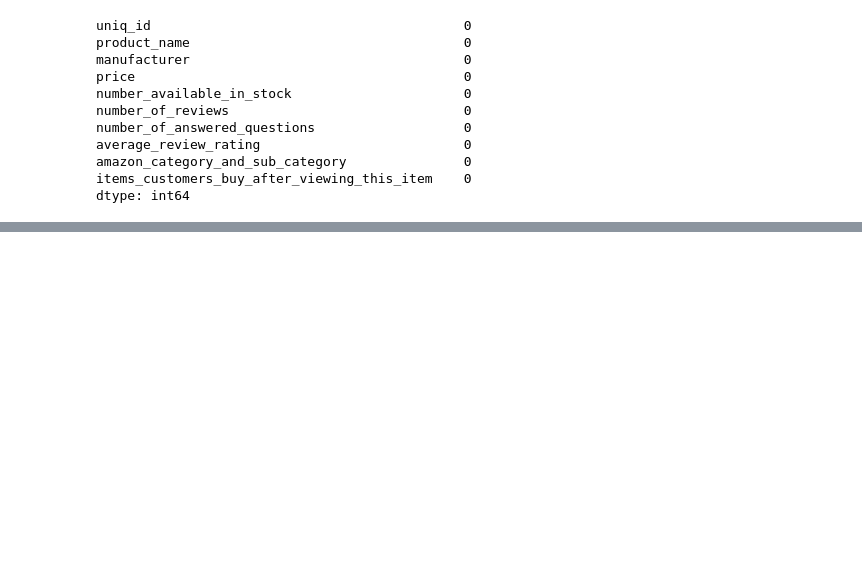
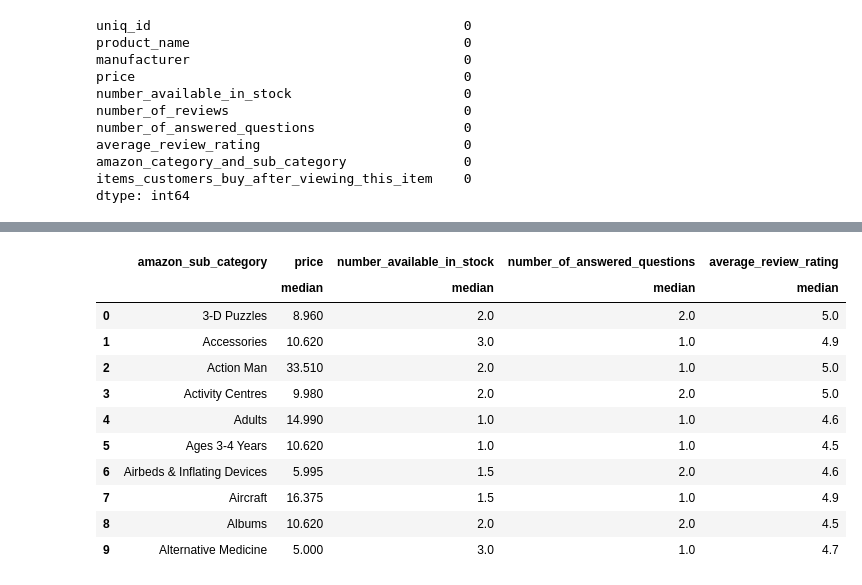
Before and after one commit to Shubham-B28/S4DS-Task, a Jupyter notebook: s4ds_task.ipynb, the cells around one changed output, grey strips where cells are left out. Saved outputs shown, nothing was run; the diff lists cells and outputs as text; code cells hidden in the pictures; blank space fills up the shorter version.

```diff
--- a/s4ds_task.ipynb
+++ b/s4ds_task.ipynb
@@ -156,0 +265,17 @@ sns.relplot(data=df.head(50), x="total_bill", y="price", hue="manufacturer")
+# %%
+#Creating a new dataframe having details related to specific sub-category
+df5 = df.groupby(by='amazon_sub_category').agg(['median']).reset_index()
+df5.head(10)
+# %% [output]
+|  | amazon_sub_category | price | number_available_in_stock | number_of_answered_questions | average_review_rating |
+|  |  | median | median | median | median |
+| 0 | 3-D Puzzles | 8.960 | 2.0 | 2.0 | 5.0 |
+| 1 | Accessories | 10.620 | 3.0 | 1.0 | 4.9 |
+| 2 | Action Man | 33.510 | 2.0 | 1.0 | 5.0 |
+| 3 | Activity Centres | 9.980 | 2.0 | 2.0 | 5.0 |
+| 4 | Adults | 14.990 | 1.0 | 1.0 | 4.6 |
+| 5 | Ages 3-4 Years | 10.620 | 1.0 | 1.0 | 4.5 |
+| 6 | Airbeds & Inflating Devices | 5.995 | 1.5 | 2.0 | 4.6 |
+| 7 | Aircraft | 16.375 | 1.5 | 1.0 | 4.9 |
+| 8 | Albums | 10.620 | 2.0 | 2.0 | 4.5 |
+| 9 | Alternative Medicine | 5.000 | 3.0 | 1.0 | 4.7 |
```
Also changed, not shown: parts of 36 cells of this notebook.
